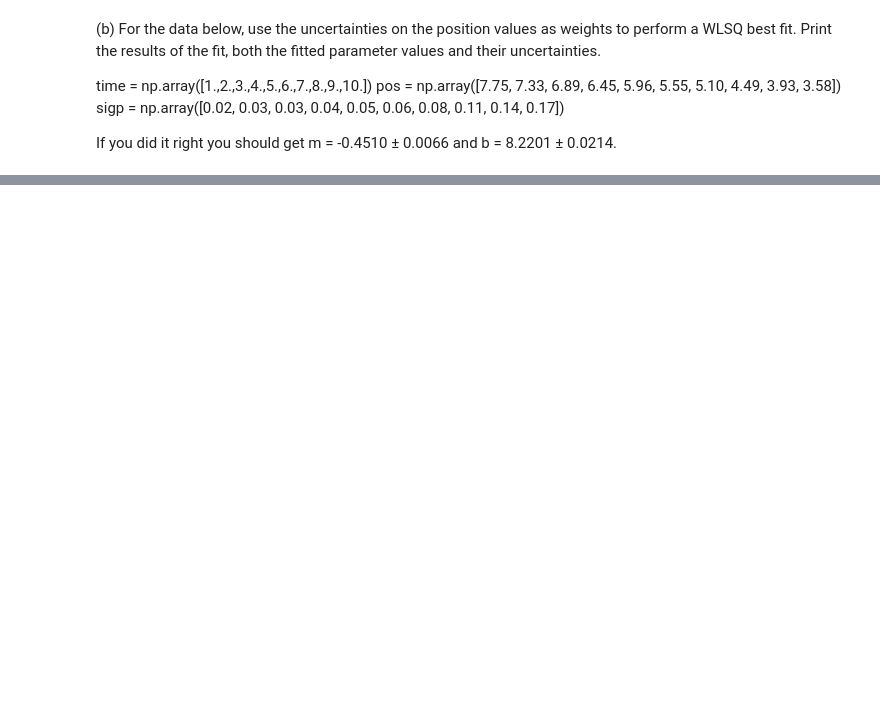
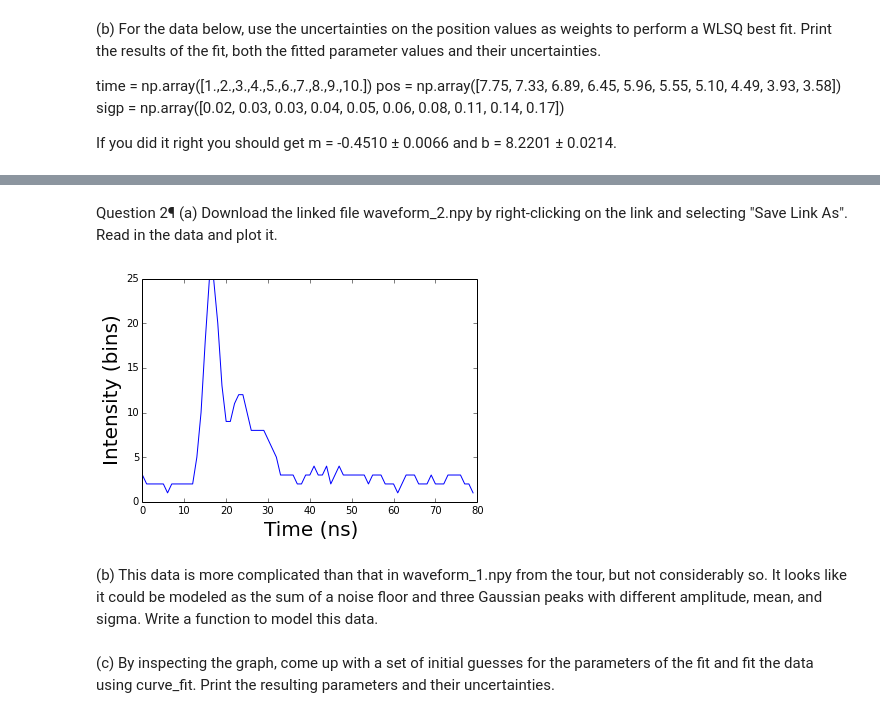
Before and after one commit to jpizagui/PHYS202-S14, a Jupyter notebook: SciPy/OptimizationExercises.ipynb, the cells around one changed output, grey strips where cells are left out. Saved outputs shown, nothing was run; the diff lists cells and outputs as text; code cells hidden in the pictures; blank space fills up the shorter version.

```diff
--- a/SciPy/OptimizationExercises.ipynb
+++ b/SciPy/OptimizationExercises.ipynb
@@ -81,0 +129,17 @@ print slope,slerr,intercept,interr
+# %% [markdown]
+Question 2¶
+(a) Download the linked file waveform_2.npy by right-clicking on the link and selecting "Save Link As". Read in the data and plot it.
+# %%
+#Driver: Ed Izaguirre
+#Navigator: Joseph Izaguirre
+waveform = np.load('waveform_2.npy')
+t = np.arange(len(waveform))
+plt.plot(t, waveform)
+plt.xlabel("Time (ns)",fontsize=20)
+plt.ylabel("Intensity (bins)",fontsize=20)
+
+plt.show()
+# %% [output]
+[figure, added]
+# %% [markdown]
+(b) This data is more complicated than that in waveform_1.npy from the tour, but not considerably so. It looks like it could be modeled as the sum of a noise floor and three Gaussian peaks with different amplitude, mean, and sigma. Write a function to model this data.
@@ -81,0 +149,2 @@ print slope,slerr,intercept,interr
+# %% [markdown]
+(c) By inspecting the graph, come up with a set of initial guesses for the parameters of the fit and fit the data using curve_fit. Print the resulting parameters and their uncertainties.
```
Also changed, not shown: parts of 9 cells of this notebook, 3 other files.
